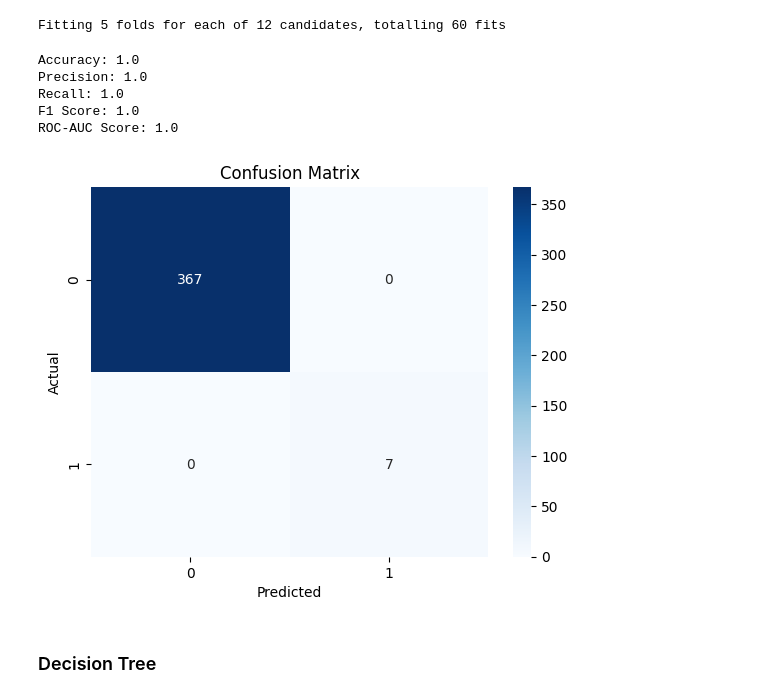
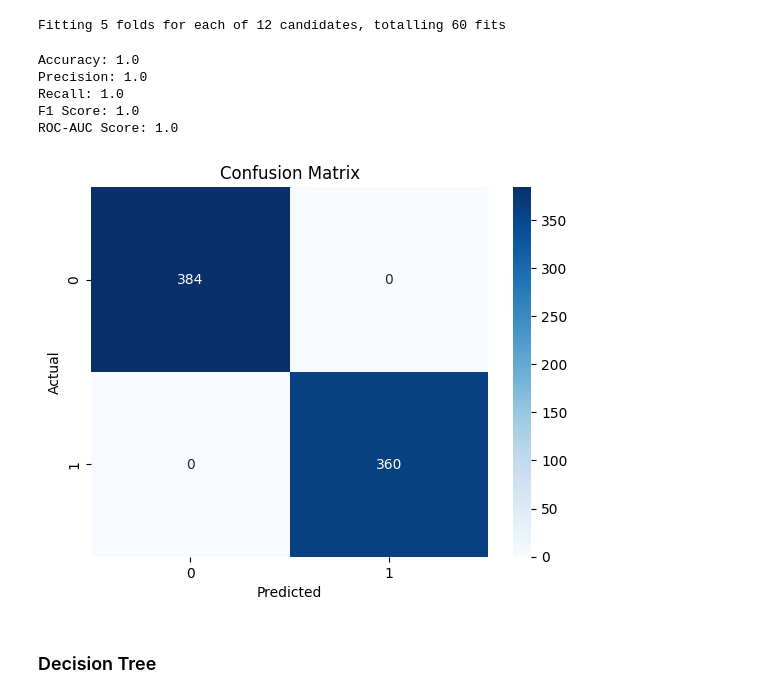
Before and after one commit to ItsWip/Revolutionizing_Liver_Care_-_Predicting_Liver_Cirrhosis_Using_Advanced_Machine_Learning_Techniques, a Jupyter notebook: 6. Project Executable Files/Model_Building.ipynb, the cells around one changed output. Drawn from its saved outputs; the diff is of its cells as text; code cells hidden in the pictures.

```diff
--- a/6. Project Executable Files/Model_Building.ipynb
+++ b/6. Project Executable Files/Model_Building.ipynb
@@ -34,6 +34,3 @@ df.head()
 | 2 | 35 | 0 | 2 | 5 | 3.0 | ... |
 | 3 | 72 | 0 | 2 | 4 | 3.0 | ... |
 | 4 | 39 | 1 | 1 | 28 | 1.0 | ... |
-# %%
-df.drop_duplicates(inplace=True)
-df.duplicated().sum()
@@ -228,31 +225,31 @@ log_reg = LogisticRegression(solver='liblinear', random_state=42)
 param_grid = {'C': [0.001, 0.01, 0.1, 1, 10, 100], 'class_weight': [None, 'balanced']}
 grid_search = GridSearchCV(log_reg, param_grid, cv=5, scoring='roc_auc', verbose=1, n_jobs=-1)
 grid_search.fit(X_train, y_train)
-best_model = grid_search.best_estimator_
+best_logreg = grid_search.best_estimator_
 # %% [output]
 Fitting 5 folds for each of 12 candidates, totalling 60 fits
 # %%
-y_pred = best_model.predict(X_test)
+y_pred = best_logreg.predict(X_test)
 
 print("Accuracy:", accuracy_score(y_test, y_pred))
 print("Precision:", precision_score(y_test, y_pred))
 print("Recall:", recall_score(y_test, y_pred))
 print("F1 Score:", f1_score(y_test, y_pred))
-print("ROC-AUC Score:", roc_auc_score(y_test, best_model.predict_proba(X_test)[:, 1]))
+print("ROC-AUC Score:", roc_auc_score(y_test, best_logreg.predict_proba(X_test)[:, 1]))
 
 cm = confusion_matrix(y_test, y_pred)
 sns.heatmap(cm, annot=True, fmt='d', cmap='Blues')
 plt.xlabel("Predicted")
 plt.ylabel("Actual")
 plt.title("Confusion Matrix")
 plt.show()
 # %% [output]
 Accuracy: 1.0
 Precision: 1.0
 Recall: 1.0
 F1 Score: 1.0
 ROC-AUC Score: 1.0
-[figure, old version]
+[figure, new version]
 # %% [markdown]
 ### Decision Tree
 # %%
```
Also changed, not shown: parts of 23 cells of this notebook.
